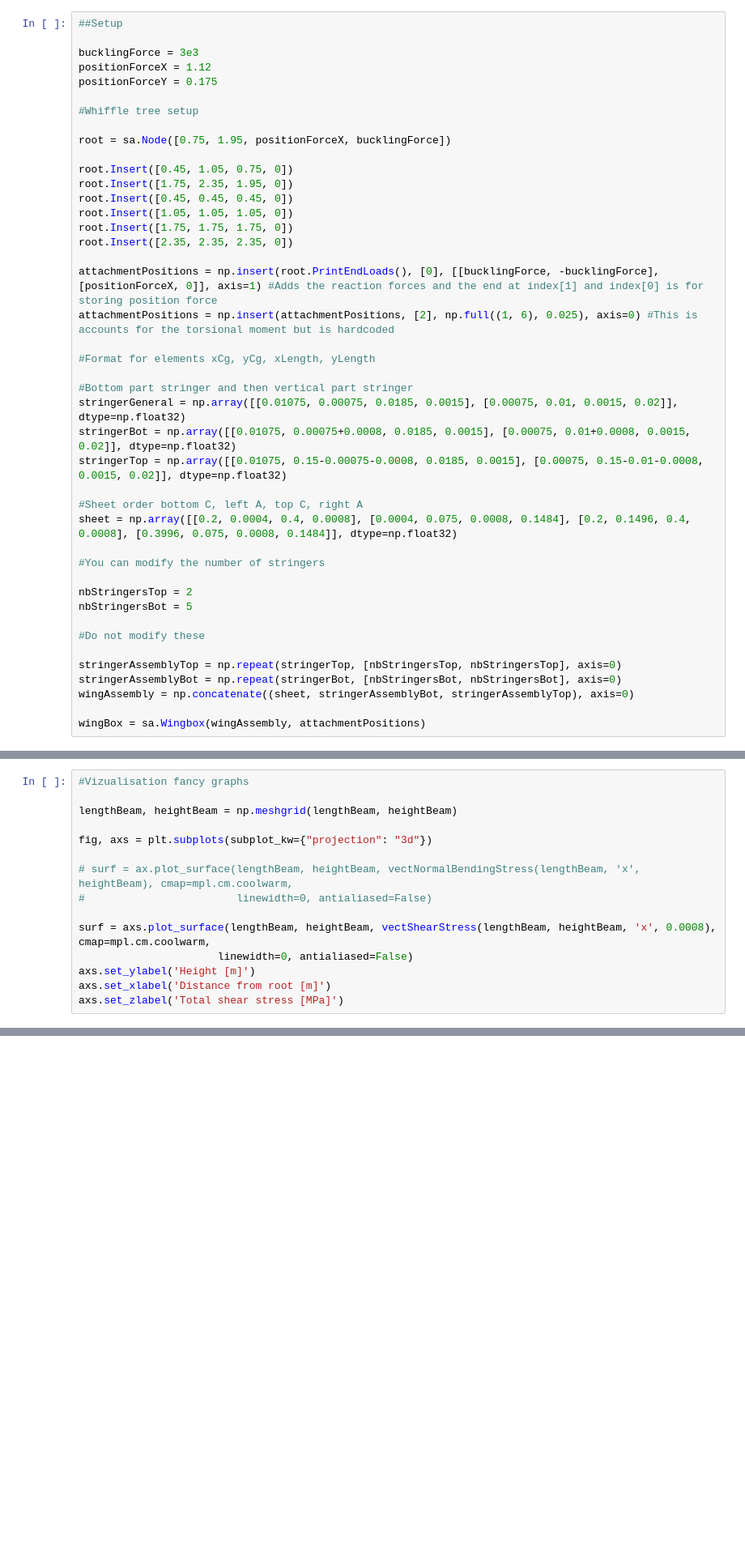
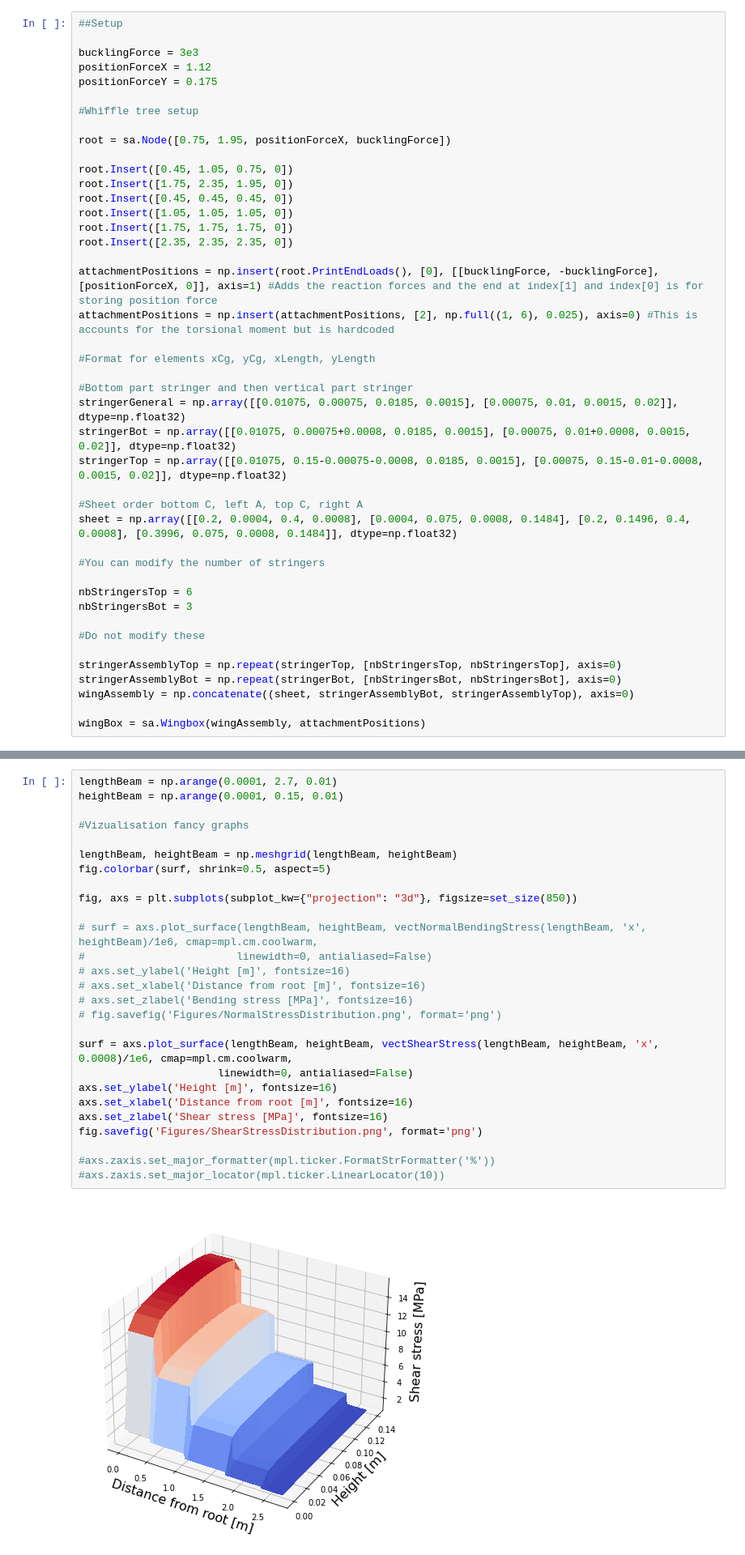
Before and after one commit to Docopol/wingBoxStructure, a Jupyter notebook: WingboxSimulation/graphs.ipynb, the cells around one changed output, grey strips where cells are left out. Shown at 81% size. Cells and saved outputs as stored; diff of their text form; blank space fills up the shorter version.

Commit message:
Finished plotting for stress simulations

```diff
--- a/WingboxSimulation/graphs.ipynb
+++ b/WingboxSimulation/graphs.ipynb
@@ -39,8 +39,8 @@ sheet = np.array([[0.2, 0.0004, 0.4, 0.0008], [0.0004, 0.075, 0.0008, 0.1484], [
 
 #You can modify the number of stringers
 
-nbStringersTop = 2
-nbStringersBot = 5
+nbStringersTop = 6
+nbStringersBot = 3
 
 #Do not modify these
 
@@ -138,15 +141,0 @@ plt.show()
-# %%
-#Vizualisation fancy graphs
-
-lengthBeam, heightBeam = np.meshgrid(lengthBeam, heightBeam)
-
-fig, axs = plt.subplots(subplot_kw={"projection": "3d"})
-
-# surf = ax.plot_surface(lengthBeam, heightBeam, vectNormalBendingStress(lengthBeam, 'x', heightBeam), cmap=mpl.cm.coolwarm,
-#                        linewidth=0, antialiased=False)
-
-surf = axs.plot_surface(lengthBeam, heightBeam, vectShearStress(lengthBeam, heightBeam, 'x', 0.0008), cmap=mpl.cm.coolwarm,
-                      linewidth=0, antialiased=False)
-axs.set_ylabel('Height [m]')
-axs.set_xlabel('Distance from root [m]')
-axs.set_zlabel('Total shear stress [MPa]')
@@ -155,0 +142,29 @@ Text(0.5, 0, 'Total shear stress [MPa]')
+# %%
+lengthBeam = np.arange(0.0001, 2.7, 0.01)
+heightBeam = np.arange(0.0001, 0.15, 0.01)
+
+#Vizualisation fancy graphs
+
+lengthBeam, heightBeam = np.meshgrid(lengthBeam, heightBeam)
+fig.colorbar(surf, shrink=0.5, aspect=5)
+
+fig, axs = plt.subplots(subplot_kw={"projection": "3d"}, figsize=set_size(850))
+
+# surf = axs.plot_surface(lengthBeam, heightBeam, vectNormalBendingStress(lengthBeam, 'x', heightBeam)/1e6, cmap=mpl.cm.coolwarm,
+#                        linewidth=0, antialiased=False)
+# axs.set_ylabel('Height [m]', fontsize=16)
+# axs.set_xlabel('Distance from root [m]', fontsize=16)
+# axs.set_zlabel('Bending stress [MPa]', fontsize=16)
+# fig.savefig('Figures/NormalStressDistribution.png', format='png')
+
+surf = axs.plot_surface(lengthBeam, heightBeam, vectShearStress(lengthBeam, heightBeam, 'x', 0.0008)/1e6, cmap=mpl.cm.coolwarm,
+                      linewidth=0, antialiased=False)
+axs.set_ylabel('Height [m]', fontsize=16)
+axs.set_xlabel('Distance from root [m]', fontsize=16)
+axs.set_zlabel('Shear stress [MPa]', fontsize=16)
+fig.savefig('Figures/ShearStressDistribution.png', format='png')
+
+#axs.zaxis.set_major_formatter(mpl.ticker.FormatStrFormatter('%'))
+#axs.zaxis.set_major_locator(mpl.ticker.LinearLocator(10))
+# %% [output]
+[figure, added]
```
Also changed, not shown: parts of 4 cells of this notebook, 5 other files.
